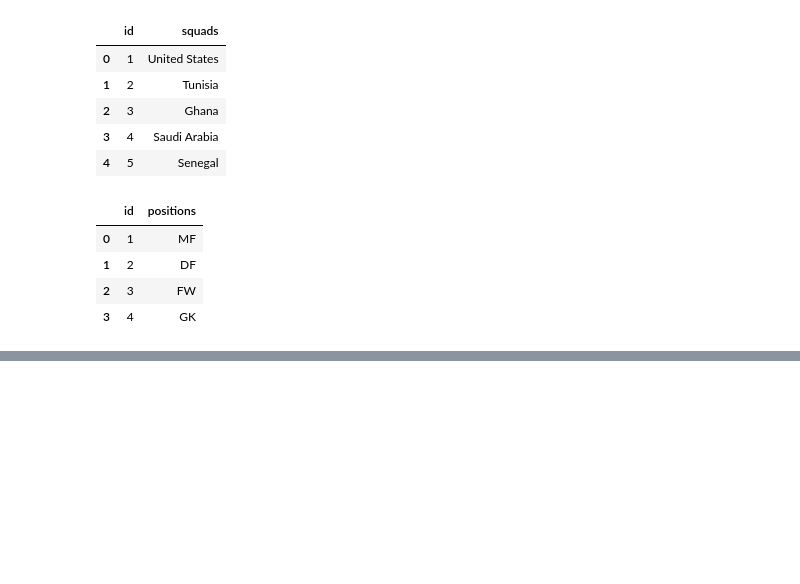
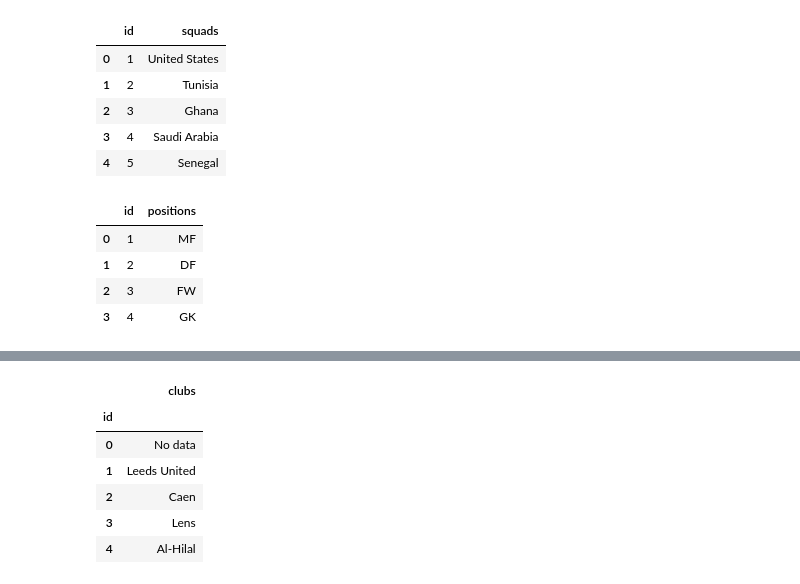
Before and after one commit to Alexx-Flores/smu_group2_project2worldcup, a Jupyter notebook: Sajid_project_2/Transformer Code.ipynb, the cells around one changed output, grey strips where cells are left out. Cells and saved outputs as stored; diff of their text form; code cells hidden in the pictures; blank space fills up the shorter version.

```diff
--- a/Sajid_project_2/Transformer Code.ipynb
+++ b/Sajid_project_2/Transformer Code.ipynb
@@ -316,0 +326,7 @@ df_keepers_stats = df_keepers_stats.rename(columns = {"name": "player_id"})
+# %%
+df_clubs.loc[0, "clubs"] = "No data"
+df_squads.loc[0, "squads"] = "No data"
+df_positions.loc[0, "positions"] = "No data"
+df_clubs = df_clubs.sort_values(by="id")
+df_positions = df_positions.sort_values(by="id")
+df_squads = df_squads.sort_values(by="id")
@@ -316,0 +337,10 @@ df_keepers_stats = df_keepers_stats.rename(columns = {"name": "player_id"})
+# %%
+df_clubs.head()
+# %% [output]
+|  | clubs |
+| id |  |
+| 0 | No data |
+| 1 | Leeds United |
+| 2 | Caen |
+| 3 | Lens |
+| 4 | Al-Hilal |
```
Also changed, not shown: parts of 19 cells of this notebook, 7 other files.
